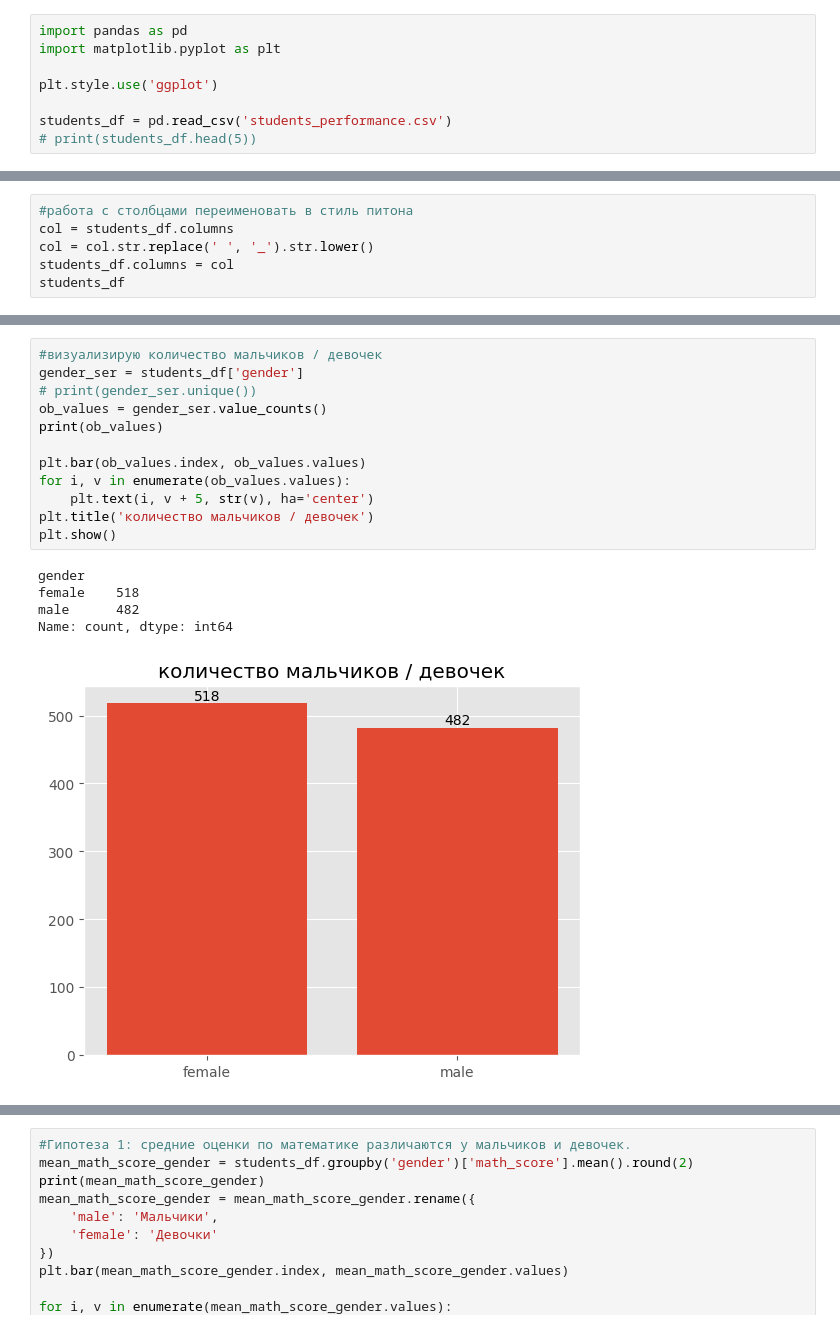
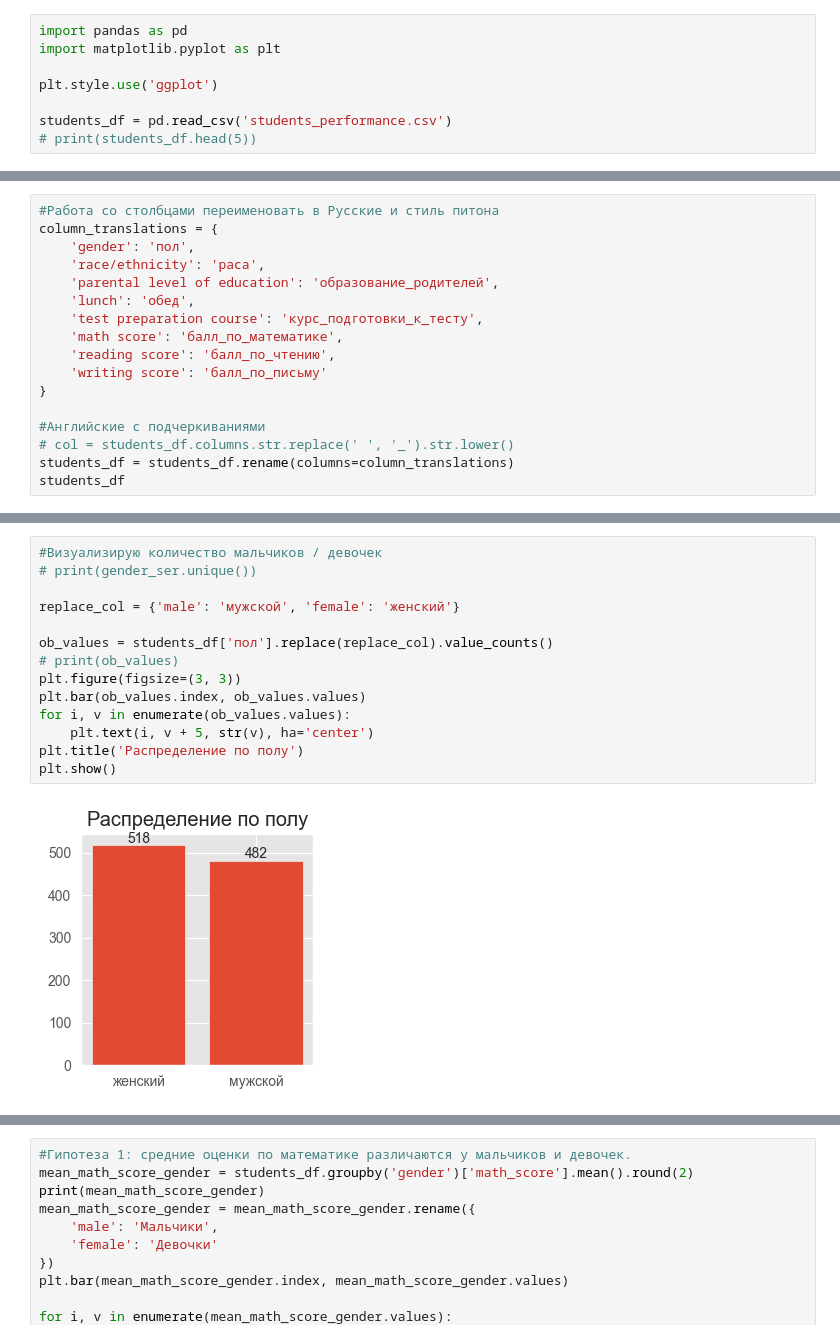
Before and after one commit to AntonLihtar/python_starter, a Jupyter notebook: padas_data1/main.ipynb, the cells around one changed output, grey strips where cells are left out. Cells and saved outputs as stored; diff of their text form.

Commit message:
работа с датасетом2

```diff
--- a/padas_data1/main.ipynb
+++ b/padas_data1/main.ipynb
@@ -37,7 +36,18 @@ max                        NaN   100.00000     100.000000     100.000000
 # %%
-#работа с столбцами переименовать в стиль питона
-col = students_df.columns
-col = col.str.replace(' ', '_').str.lower()
-students_df.columns = col
+#Работа со столбцами переименовать в Русские и стиль питона
+column_translations = {
+    'gender': 'пол',
+    'race/ethnicity': 'раса',
+    'parental level of education': 'образование_родителей',
+    'lunch': 'обед',
+    'test preparation course': 'курс_подготовки_к_тесту',
+    'math score': 'балл_по_математике',
+    'reading score': 'балл_по_чтению',
+    'writing score': 'балл_по_письму'
+}
+
+#Английские с подчеркиваниями
+# col = students_df.columns.str.replace(' ', '_').str.lower()
+students_df = students_df.rename(columns=column_translations)
 students_df
 # %% [output]
@@ -77,20 +87,18 @@ writing_score                  0
 dtype: int64
 # %%
-#визуализирую количество мальчиков / девочек
-gender_ser = students_df['gender']
+#Визуализирую количество мальчиков / девочек
 # print(gender_ser.unique())
-ob_values = gender_ser.value_counts()
-print(ob_values)
 
+replace_col = {'male': 'мужской', 'female': 'женский'}
+
+ob_values = students_df['пол'].replace(replace_col).value_counts()
+# print(ob_values)
+plt.figure(figsize=(3, 3))
 plt.bar(ob_values.index, ob_values.values)
 for i, v in enumerate(ob_values.values):
     plt.text(i, v + 5, str(v), ha='center')
-plt.title('количество мальчиков / девочек')
+plt.title('Распределение по полу')
 plt.show()
 # %% [output]
-gender
-female    518
-male      482
-Name: count, dtype: int64
-[figure, old version]
+[figure, new version]
 # %%
```
Also changed, not shown: parts of 8 cells of this notebook, 1 other file.
